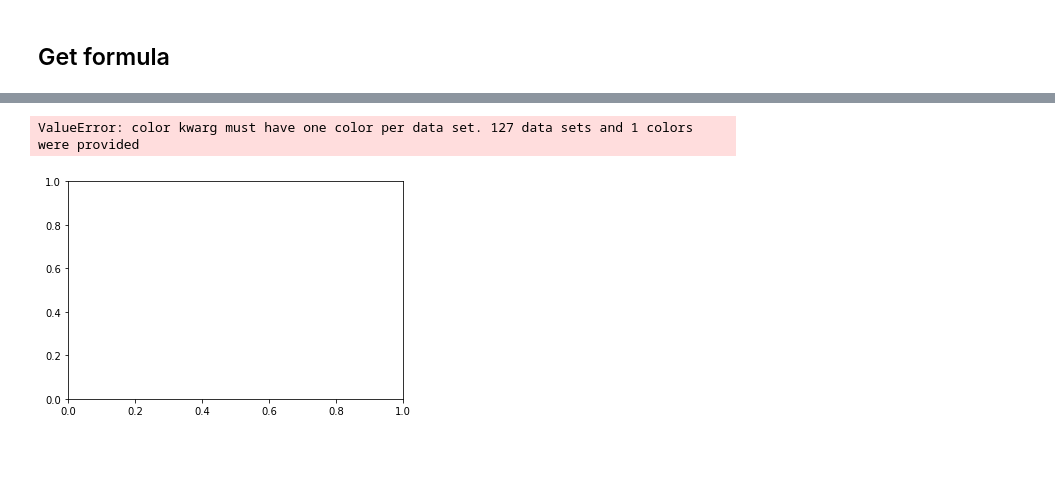
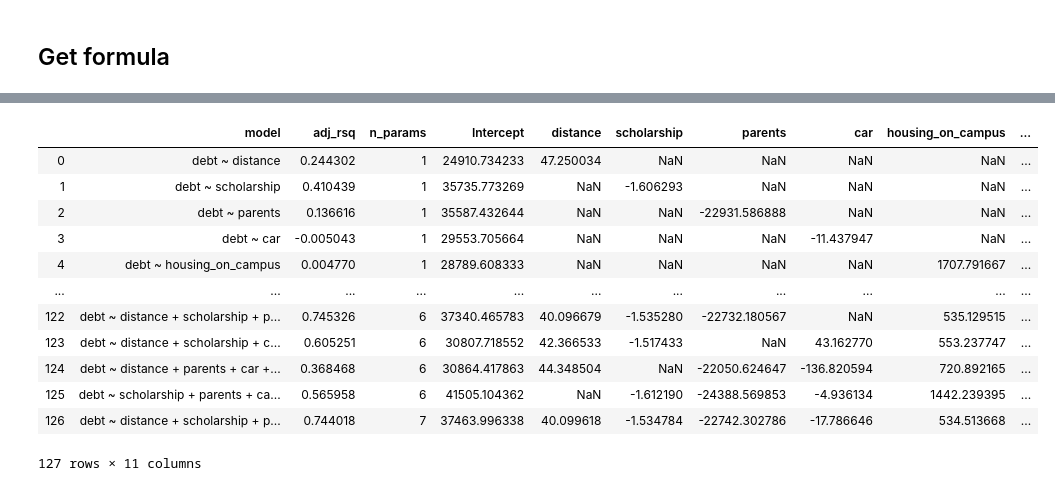
Before and after one commit to despresj/pythonChallenges, a Jupyter notebook: pandas/student_debt.ipynb, the cells around one changed output, grey strips where cells are left out. Cells and saved outputs as stored; diff of their text form; code cells hidden in the pictures; blank space fills up the shorter version.

```diff
--- a/pandas/student_debt.ipynb
+++ b/pandas/student_debt.ipynb
@@ -197,7 +80,0 @@ adj_r_df
-# %%
-plt.hist(adj_r_df.adj_rsq, bins=n_bins, color=colors[0])
-plt.ylabel('Frequency')
-plt.xlabel('Value')
-# %% [output]
-ValueError: color kwarg must have one color per data set. 127 data sets and 1 colors were provided
-[figure, removed]
@@ -203,0 +87,19 @@ ValueError: color kwarg must have one color per data set. 127 data sets and 1 co
+# %%
+# df_c = pd.concat([df_a.reset_index(drop=True), df_b], axis=1)
+coefs = pd.DataFrame(adj_r_df.coefs.tolist())
+model_results = pd.concat([adj_r_df.reset_index(drop=True), coefs], axis=1)
+model_results = model_results.drop(columns=['coefs'])
+# %% [output]
+|  | model | adj_rsq | n_params | Intercept | distance | scholarship | parents | car | housing_on_campus | ... |
+| 0 | debt ~ distance | 0.244302 | 1 | 24910.734233 | 47.250034 | NaN | NaN | NaN | NaN | ... |
+| 1 | debt ~ scholarship | 0.410439 | 1 | 35735.773269 | NaN | -1.606293 | NaN | NaN | NaN | ... |
+| 2 | debt ~ parents | 0.136616 | 1 | 35587.432644 | NaN | NaN | -22931.586888 | NaN | NaN | ... |
+| 3 | debt ~ car | -0.005043 | 1 | 29553.705664 | NaN | NaN | NaN | -11.437947 | NaN | ... |
+| 4 | debt ~ housing_on_campus | 0.004770 | 1 | 28789.608333 | NaN | NaN | NaN | NaN | 1707.791667 | ... |
+| ... | ... | ... | ... | ... | ... | ... | ... | ... | ... | ... |
+| 122 | debt ~ distance + scholarship + p... | 0.745326 | 6 | 37340.465783 | 40.096679 | -1.535280 | -22732.180567 | NaN | 535.129515 | ... |
+| 123 | debt ~ distance + scholarship + c... | 0.605251 | 6 | 30807.718552 | 42.366533 | -1.517433 | NaN | 43.162770 | 553.237747 | ... |
+| 124 | debt ~ distance + parents + car +... | 0.368468 | 6 | 30864.417863 | 44.348504 | NaN | -22050.624647 | -136.820594 | 720.892165 | ... |
+| 125 | debt ~ scholarship + parents + ca... | 0.565958 | 6 | 41505.104362 | NaN | -1.612190 | -24388.569853 | -4.936134 | 1442.239395 | ... |
+| 126 | debt ~ distance + scholarship + p... | 0.744018 | 7 | 37463.996338 | 40.099618 | -1.534784 | -22742.302786 | -17.786646 | 534.513668 | ... |
+127 rows × 11 columns
```
Also changed, not shown: parts of 16 cells of this notebook.
